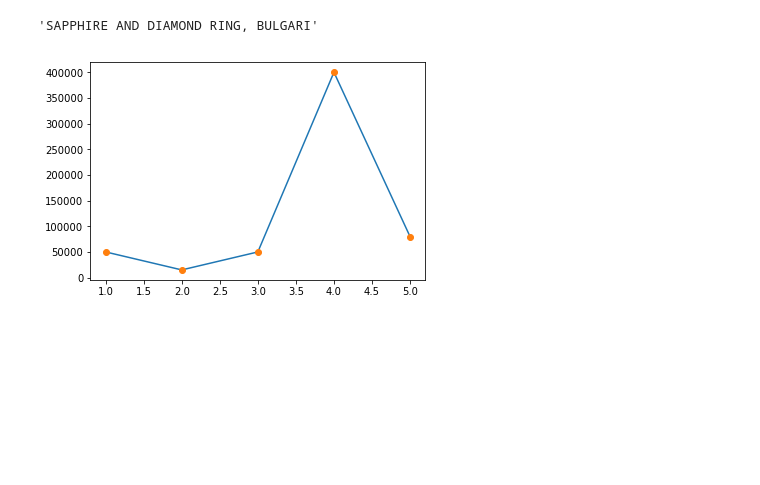
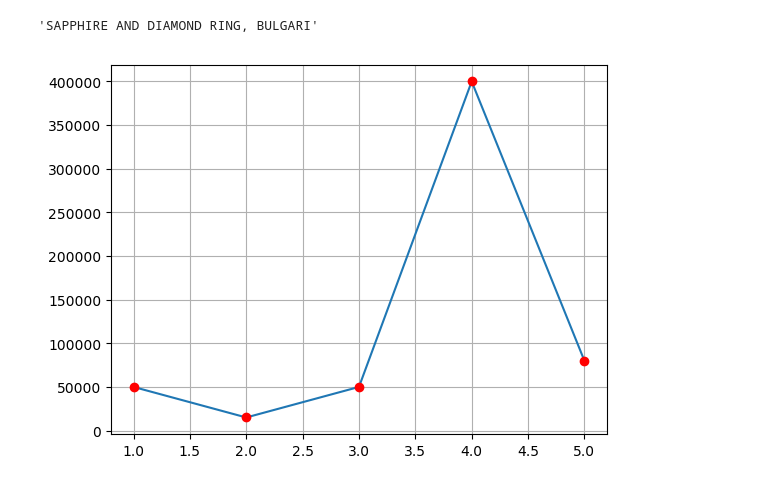
Before and after one commit to javawillch/spider_auction, a Jupyter notebook: data visualization with python.ipynb, the cells around one changed output. Saved outputs shown, nothing was run; the diff lists cells and outputs as text; code cells hidden in the pictures; blank space fills up the shorter version.

```diff
--- a/data visualization with python.ipynb
+++ b/data visualization with python.ipynb
@@ -45,10 +45,11 @@ sample_data.Lot_Title.iloc[2]
 'SAPPHIRE AND DIAMOND RING, BULGARI'
 # %%
 plt.plot(sample_data.No, sample_data.Price)
-plt.plot(sample_data.No, sample_data.Price, 'o')
+plt.plot(sample_data.No, sample_data.Price, 'ro')
+plt.grid()
 plt.show()
 # %% [output]
-[figure, old version]
+[figure, new version]
 # %%
 corundom = sample_data[sample_data.Category_L0 == 'CORUNDUM']
 # %%
```
Also changed, not shown: parts of 7 cells of this notebook, 1 other file.
